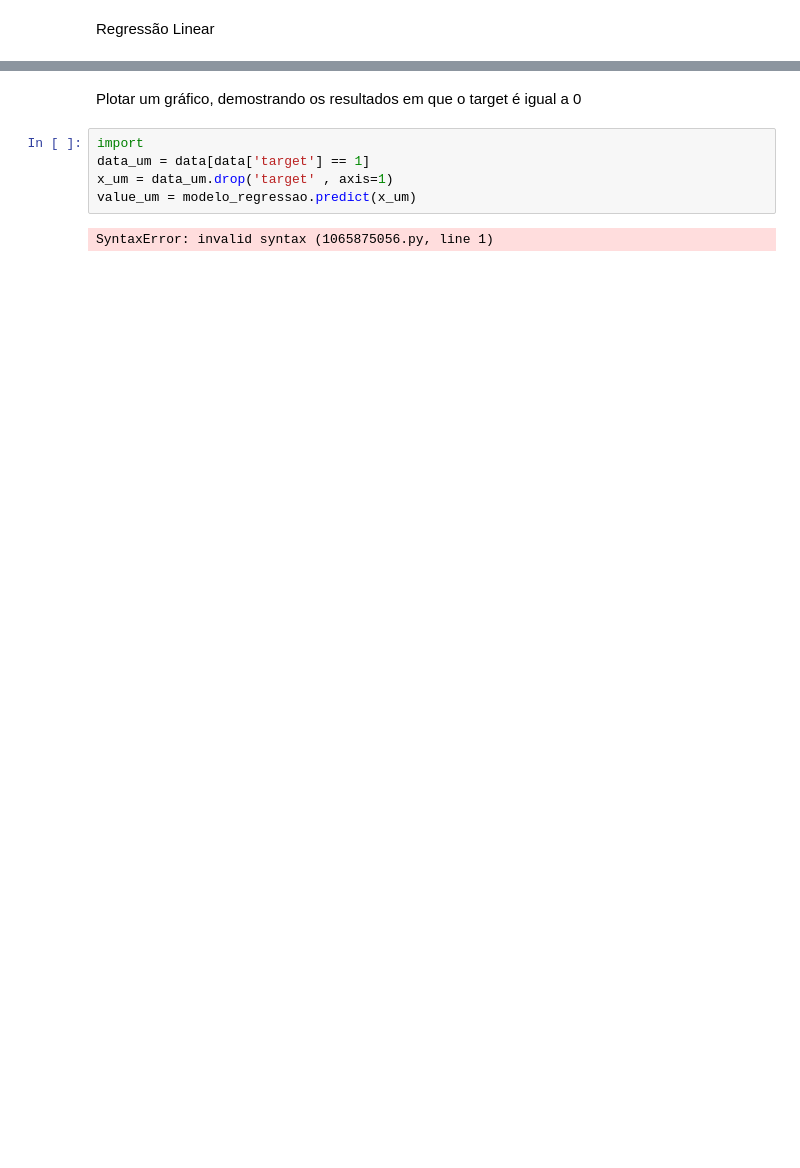
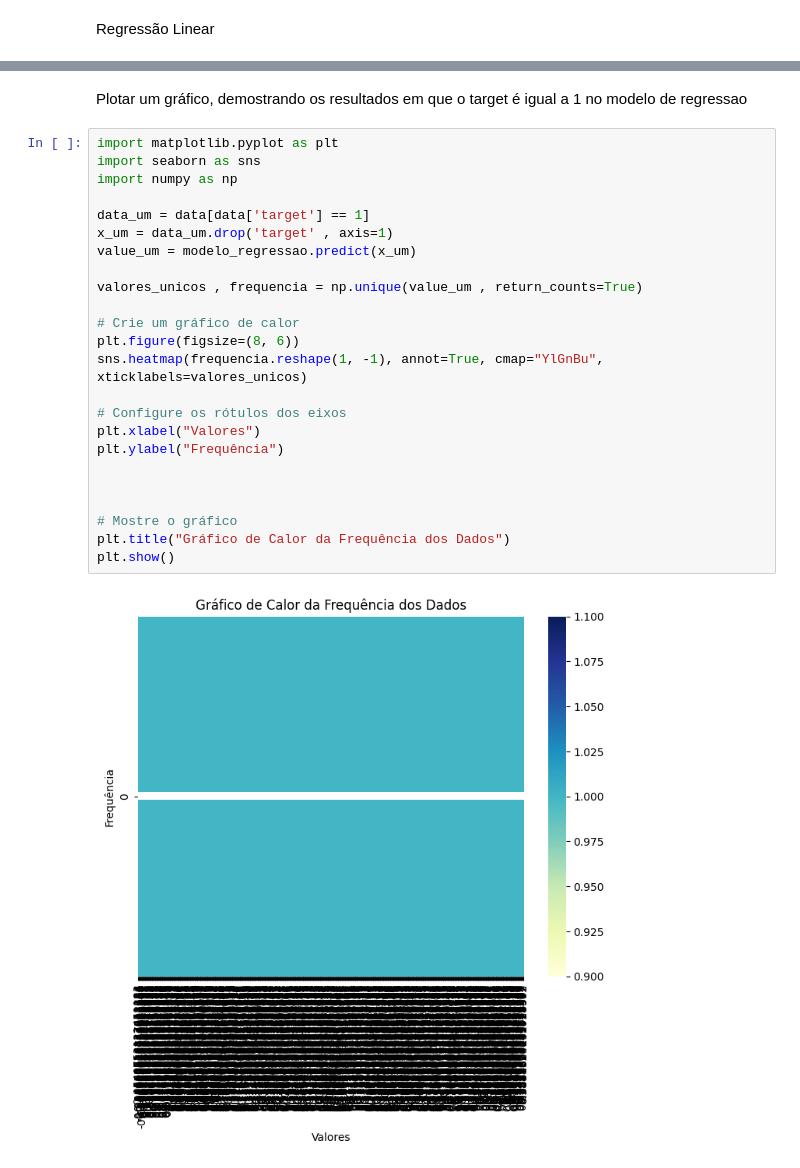
Before and after one commit to Darlan-Almeida/celeritas, a Jupyter notebook: main.ipynb, the cells around one changed output, grey strips where cells are left out. Saved outputs shown, nothing was run; the diff lists cells and outputs as text; blank space fills up the shorter version.

Commit message:
analisando resultados do modelo

```diff
--- a/main.ipynb
+++ b/main.ipynb
@@ -123,9 +271,28 @@ r2: 0.0667383153640504
 # %% [markdown]
-Plotar um gráfico, demostrando os resultados em que o target é igual a 0
+Plotar um gráfico, demostrando os resultados em que o target é igual a 1 no modelo de regressao
-# %%
-import
-data_um = data[data['target'] == 1]
-x_um = data_um.drop('target' , axis=1)
-value_um = modelo_regressao.predict(x_um)
-# %% [output]
-SyntaxError: invalid syntax (1065875056.py, line 1)
+# %%
+import matplotlib.pyplot as plt
+import seaborn as sns
+import numpy as np
+
+data_um = data[data['target'] == 1]
+x_um = data_um.drop('target' , axis=1)
+value_um = modelo_regressao.predict(x_um)
+
+valores_unicos , frequencia = np.unique(value_um , return_counts=True)
+
+# Crie um gráfico de calor
+plt.figure(figsize=(8, 6))
+sns.heatmap(frequencia.reshape(1, -1), annot=True, cmap="YlGnBu", xticklabels=valores_unicos)
+
+# Configure os rótulos dos eixos
+plt.xlabel("Valores")
+plt.ylabel("Frequência")
+
+
+
+# Mostre o gráfico
+plt.title("Gráfico de Calor da Frequência dos Dados")
+plt.show()
+# %% [output]
+[figure, added]
```
Also changed, not shown: parts of 11 cells of this notebook, 1 other file.
